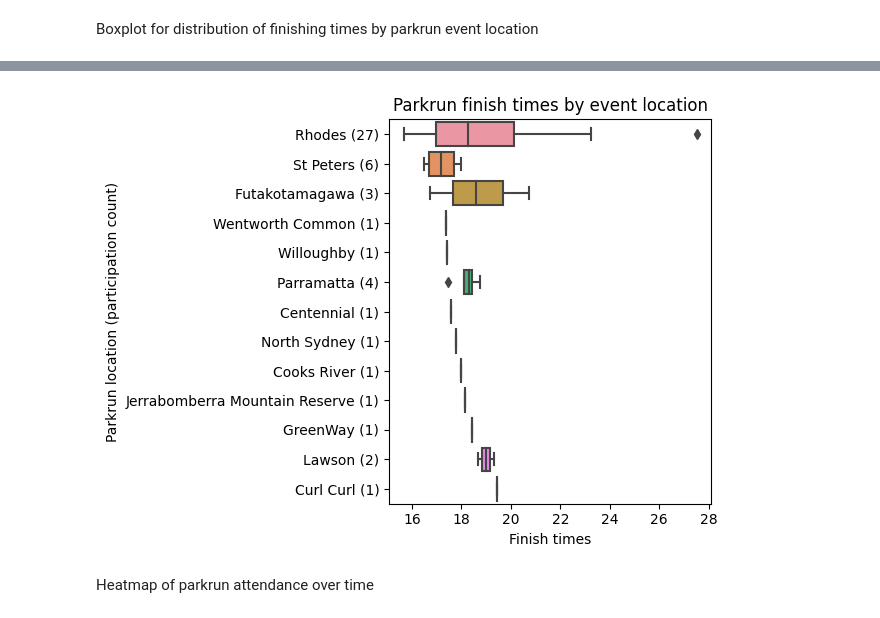
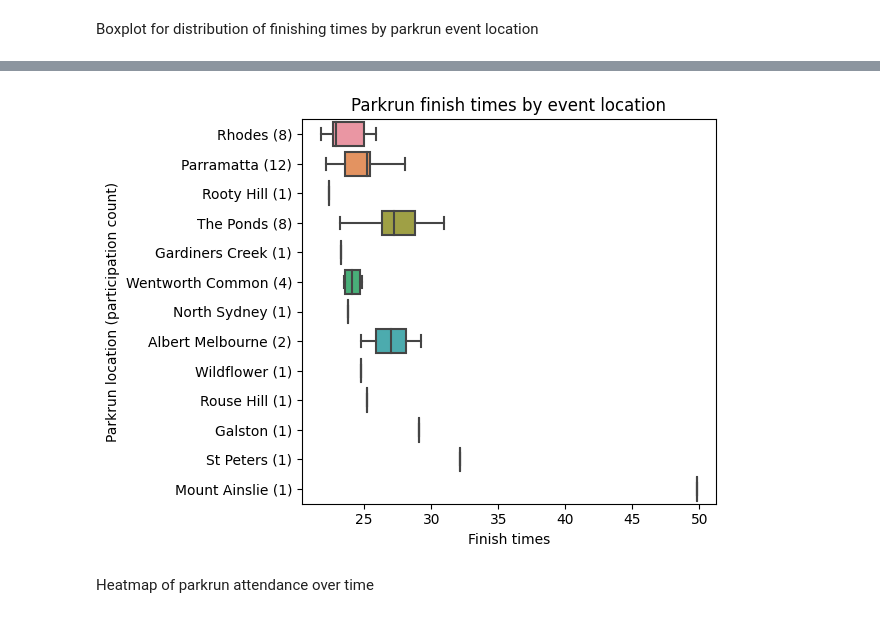
Before and after one commit to jansen88/parkrun-results, a Jupyter notebook: demo/demo.ipynb, the cells around one changed output, grey strips where cells are left out. Drawn from its saved outputs; the diff is of its cells as text; code cells hidden in the pictures.

```diff
--- a/demo/demo.ipynb
+++ b/demo/demo.ipynb
@@ -16,7 +16,7 @@ Timestamp('2023-02-10 19:55:11.283621')
 # %% [markdown]
 # Parkrunner
 # %%
-athlete_id = '4360023'
+athlete_id = '7417035' #'4360023'
 parkrunner = Parkrunner(athlete_id)
 # %%
 pprint(parkrunner.other_info)
@@ -69,7 +67,7 @@ parkrunner.plot_finishing_times(
 # %% [markdown]
 Boxplot for distribution of finishing times by parkrun event location
 # %%
-parkrunner.plot_boxplot_times_by_event(
+fig = parkrunner.plot_boxplot_times_by_event(
     order_by = "time"
 )
 # %% [output]
@@ -77,3 +74,3 @@ parkrunner.plot_boxplot_times_by_event(
-[figure, old version]
+[figure, new version]
 # %% [markdown]
 Heatmap of parkrun attendance over time
```
Also changed, not shown: parts of 8 cells of this notebook, 2 other files.
